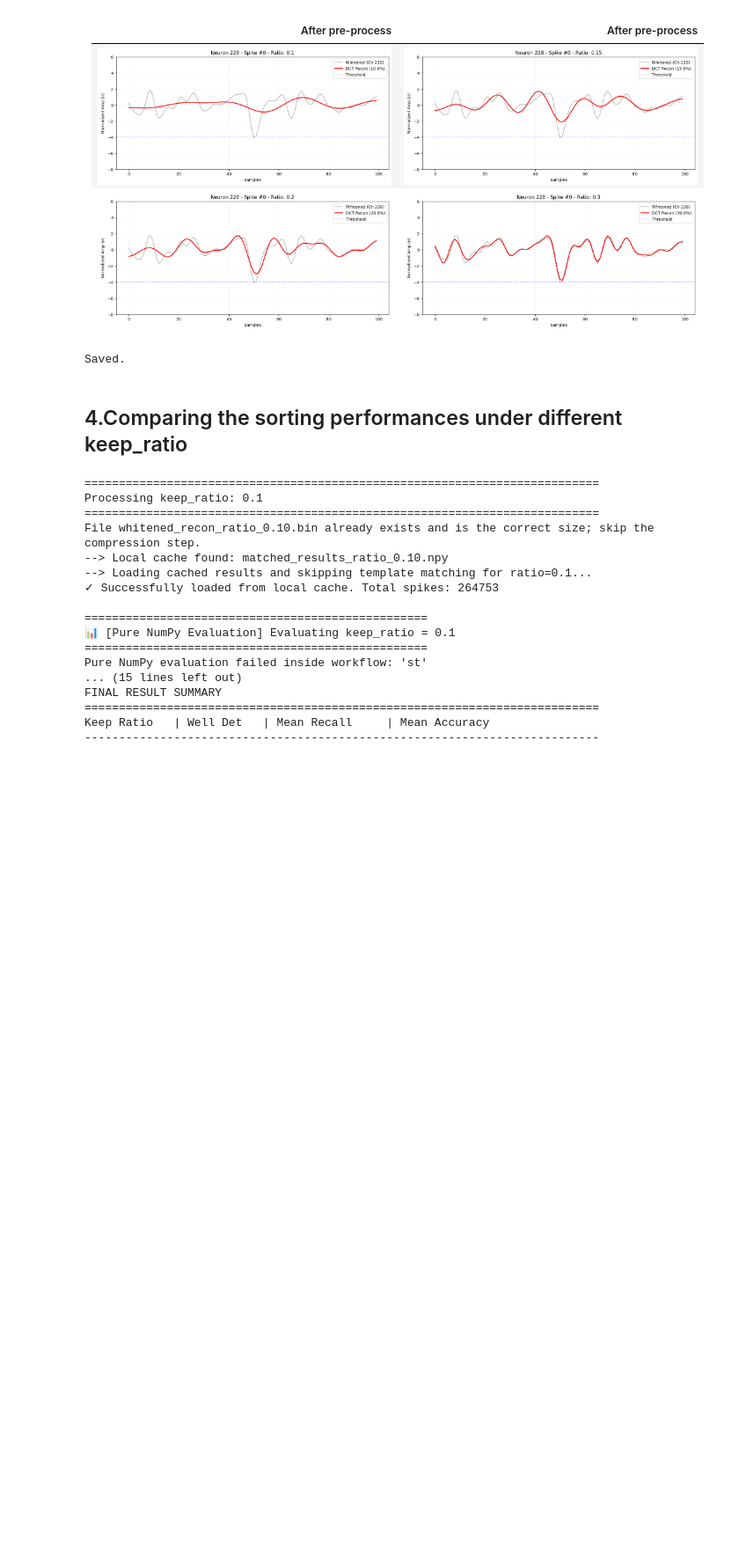
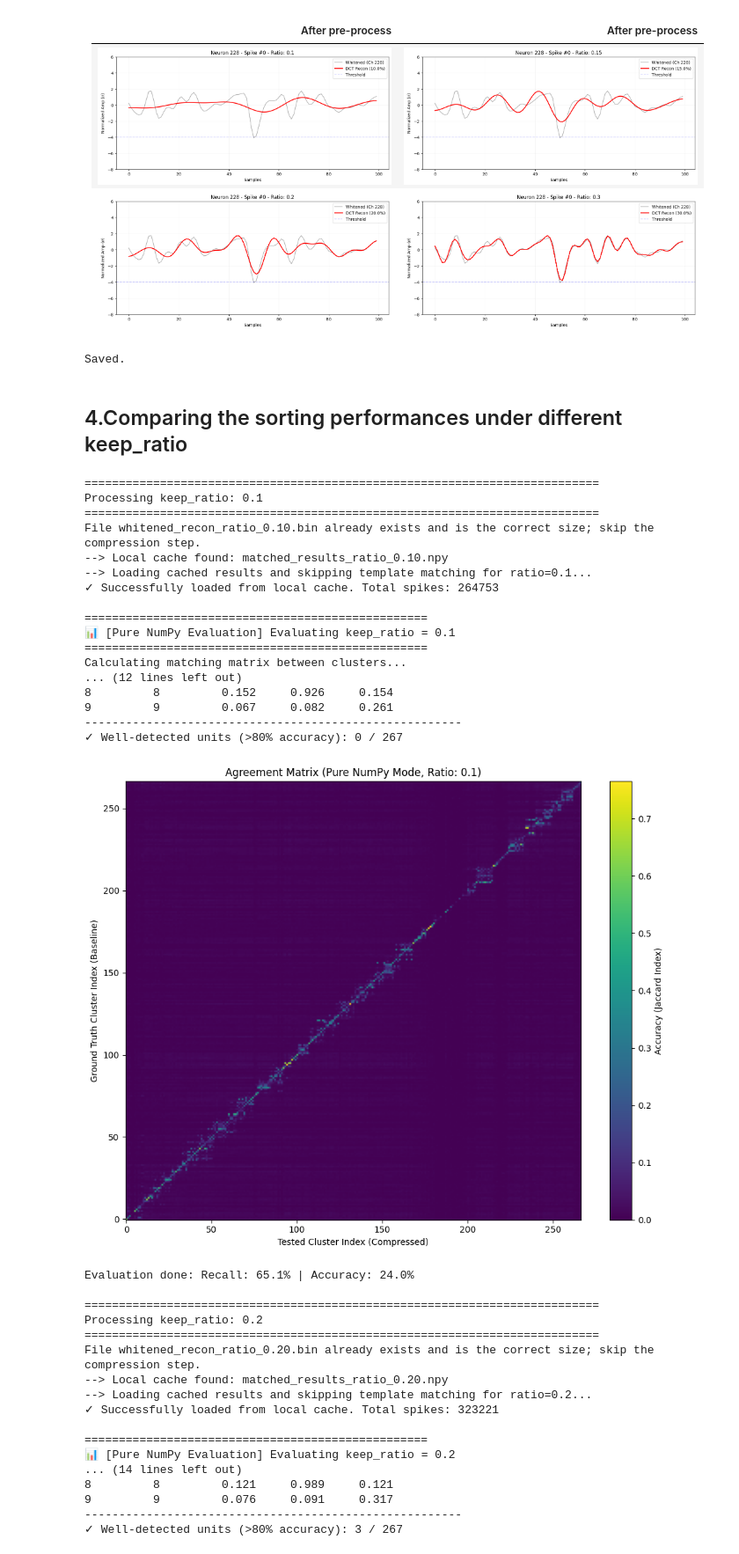
Before and after one commit to baipin/SpikeSort, a Jupyter notebook: 2.0.ipynb, the cells around one changed output. Shown at 88% size. Cells and saved outputs as stored; diff of their text form; code cells hidden in the pictures; blank space fills up the shorter version.

```diff
--- a/2.0.ipynb
+++ b/2.0.ipynb
@@ -855,7 +845,6 @@ def evaluate_pure_numpy(baseline_res, comp_res, fs, delta_time_ms=0.4):
     return perf_summary, agreement_matrix
 # %%
 import pandas as pd
-import numpy as np
 from pathlib import Path
 
 ratios = [0.10, 0.20]
@@ -867,42 +856,20 @@ for r in ratios:
     print(f"Processing keep_ratio: {r}")
     print(f"{'='*75}")
 
-    # Step 1: 压缩/处理数据
+    # Step 1
     bin_file = process_whitened_to_bin(whitened_data, r)
     if bin_file is None or not Path(bin_file).exists():
         print(f"[ERROR] Skip keep_ratio={r}")
         continue
 
-    # Step 2: 模板匹配（从本地加载或重新计算）
+    # Step 2
     rez_comp = process_whitened_to_kilo(bin_file, r, baseline_res, whitened_data_shape, ops)
     if rez_comp is None:
         print(f"[ERROR] Template matching failed for keep_ratio={r}")
         continue
 
-    # ======【核心防爆机制】确保 rez_comp 是一个健康可索引的纯字典 ======
-    if not isinstance(rez_comp, dict):
-        try:
-            # 尝试从 NumPy 0维 object 数组中强行解构还原字典
-            if hasattr(rez_comp, 'item'):
-                rez_comp = rez_comp.item()
-            elif isinstance(rez_comp, np.ndarray) and rez_comp.dtype == 'O':
-                rez_comp = rez_comp.get()
-        except Exception:
-            pass
-
-    # 二次检查，如果依然不包含关键键，说明缓存文件彻底损坏，直接删掉它
-    if not isinstance(rez_comp, dict) or 'st' not in rez_comp:
-        print(f"--> [Warning] Corrupted data structure detected for ratio {r}.")
-        cache_file = Path(bin_file).parent / f"matched_results_ratio_{r:.2f}.npy"
-        if cache_file.exists():
-            cache_file.unlink() # 强行删除坏缓存
-            print(f"--> [Action] Deleted corrupted cache: {cache_file.name}. Please re-run to compute scratch.")
-        continue
-    # =================================================================
-
-    # Step 3: 纯 NumPy 评估
+    # Step 3
     try:
-        # 调用纯 NumPy 评估函数
         perf_summary, agreement_matrix = evaluate_pure_numpy(
             baseline_res, rez_comp, fs=ops['fs'], delta_time_ms=0.4
         )
@@ -911,11 +878,13 @@ for r in ratios:
             print(f"[ERROR] No matched units for evaluation at keep_ratio={r}")
             continue
 
-        # 转换为 DataFrame 统计
+        # convert to Pandas DataFrame
         df_perf = pd.DataFrame(perf_summary)
 
         mean_recall = df_perf['recall'].mean()
         mean_accuracy = df_perf['accuracy'].mean()
+
+        # The number of high-quality neurons with a statistical precision greater than or equal to 80%.
         well_detected_count = np.sum(df_perf['accuracy'] >= 0.8)
 
         results_summary.append({
@@ -928,38 +897,55 @@ for r in ratios:
 
         print(f"Evaluation done: Recall: {mean_recall*100:.1f}% | Accuracy: {mean_accuracy*100:.1f}%")
 
     except Exception as e:
-        print(f"Pure NumPy evaluation failed inside workflow: {e}")
+        print(f"Pure NumPy evaluation failed: {e}")
 
 # ==============================================================================
 # FINAL SUMMARY PRINT
-# ==============================================================================
 print("\n" + "="*75)
 print("FINAL RESULT SUMMARY")
 print("="*75)
 print(f"{'Keep Ratio':<12} | {'Well Det':<10} | {'Mean Recall':<15} | {'Mean Accuracy':<15}")
 print("-"*75)
 
 for stats in sorted(results_summary, key=lambda x: x['keep_ratio']):
     print(f"{stats['keep_ratio']*100:>9.1f}%  | "
           f"{stats['well_detected_count']:>8}  | "
           f"{stats['recall']*100:>12.2f}%   | "
           f"{stats['accuracy']*100:>12.2f}%")
 # %% [output]
 ===========================================================================
 Processing keep_ratio: 0.1
 ===========================================================================
 File whitened_recon_ratio_0.10.bin already exists and is the correct size; skip the compression step.
 --> Local cache found: matched_results_ratio_0.10.npy
 --> Loading cached results and skipping template matching for ratio=0.1...
 ✓ Successfully loaded from local cache. Total spikes: 264753
 
 ==================================================
 📊 [Pure NumPy Evaluation] Evaluating keep_ratio = 0.1
 ==================================================
-Pure NumPy evaluation failed inside workflow: 'st'
-... (15 lines left out)
-FINAL RESULT SUMMARY
-===========================================================================
-Keep Ratio   | Well Det   | Mean Recall     | Mean Accuracy
----------------------------------------------------------------------------
+Calculating matching matrix between clusters...
+... (12 lines left out)
+8         8         0.152     0.926     0.154
+9         9         0.067     0.082     0.261
+-------------------------------------------------------
+✓ Well-detected units (>80% accuracy): 0 / 267
+[figure, added]
+Evaluation done: Recall: 65.1% | Accuracy: 24.0%
+
+===========================================================================
+Processing keep_ratio: 0.2
+===========================================================================
+File whitened_recon_ratio_0.20.bin already exists and is the correct size; skip the compression step.
+--> Local cache found: matched_results_ratio_0.20.npy
+--> Loading cached results and skipping template matching for ratio=0.2...
+✓ Successfully loaded from local cache. Total spikes: 323221
+
+==================================================
+📊 [Pure NumPy Evaluation] Evaluating keep_ratio = 0.2
+... (14 lines left out)
+8         8         0.121     0.989     0.121
+9         9         0.076     0.091     0.317
+-------------------------------------------------------
+✓ Well-detected units (>80% accuracy): 3 / 267
```
Also changed, not shown: parts of 2 cells of this notebook.
